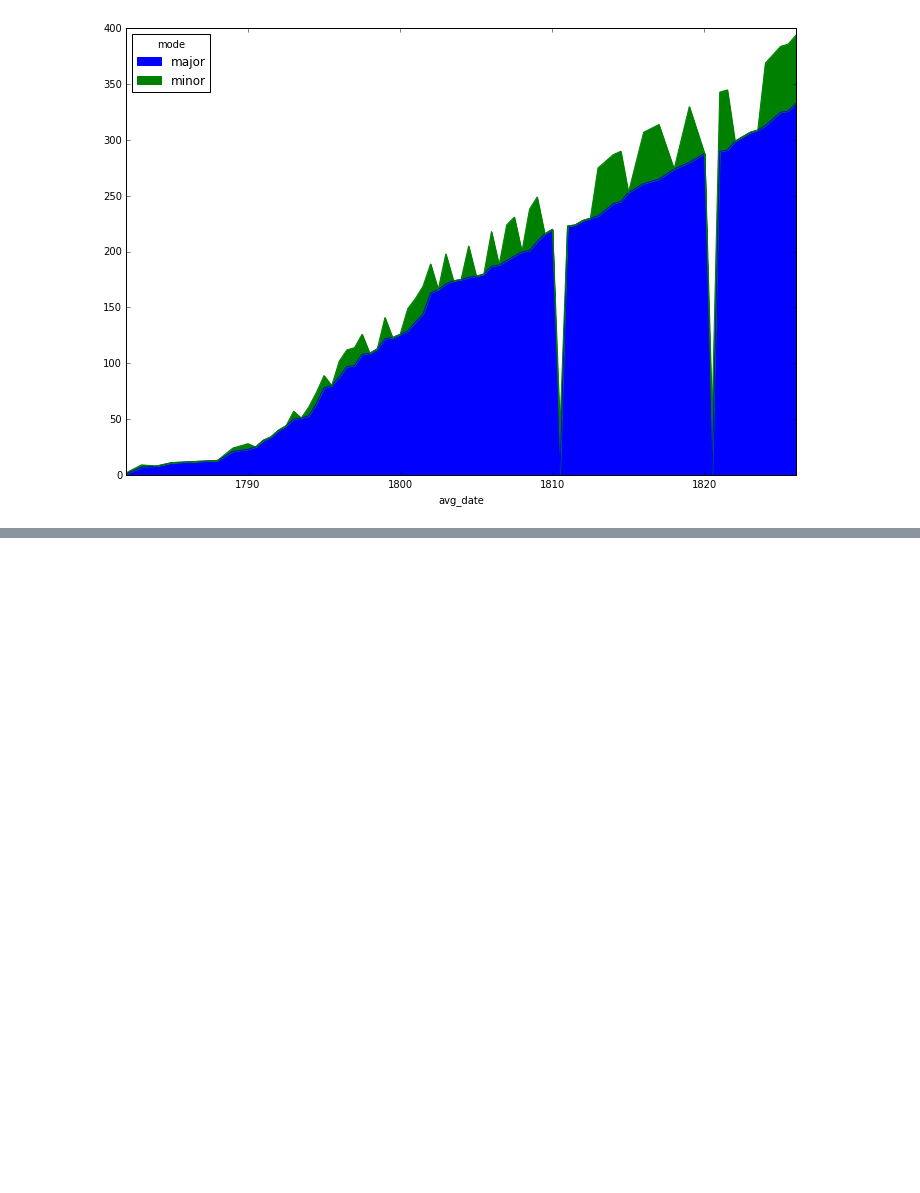
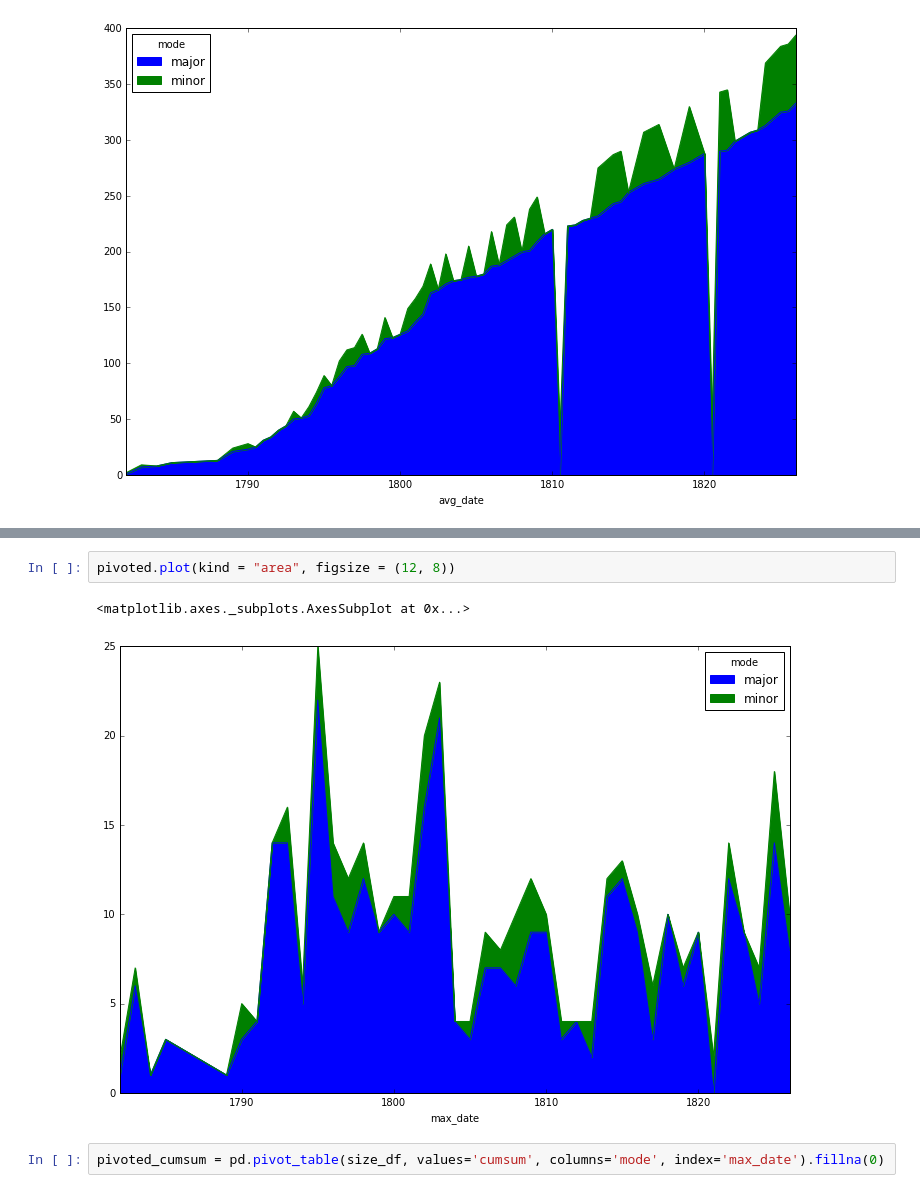
Before and after one commit to mzhang13/visualizing_beethoven_oeuvre, a Jupyter notebook: scrape_clean_data.ipynb, the cells around one changed output, grey strips where cells are left out. Cells and saved outputs as stored; diff of their text form; blank space fills up the shorter version.

```diff
--- a/scrape_clean_data.ipynb
+++ b/scrape_clean_data.ipynb
@@ -476,0 +525,7 @@ pivoted_cumsum.plot(kind = "area", figsize = (12, 8))
+# %%
+pivoted.plot(kind = "area", figsize = (12, 8))
+# %% [output]
+<matplotlib.axes._subplots.AxesSubplot at 0x...>
+[figure, added]
+# %%
+pivoted_cumsum = pd.pivot_table(size_df, values='cumsum', columns='mode', index='max_date').fillna(0)
```
Also changed, not shown: parts of 48 cells of this notebook.
